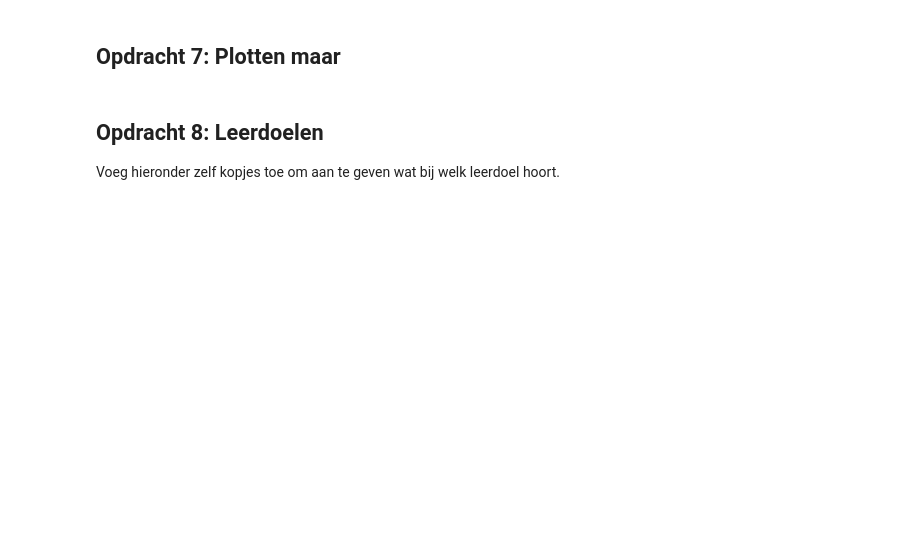
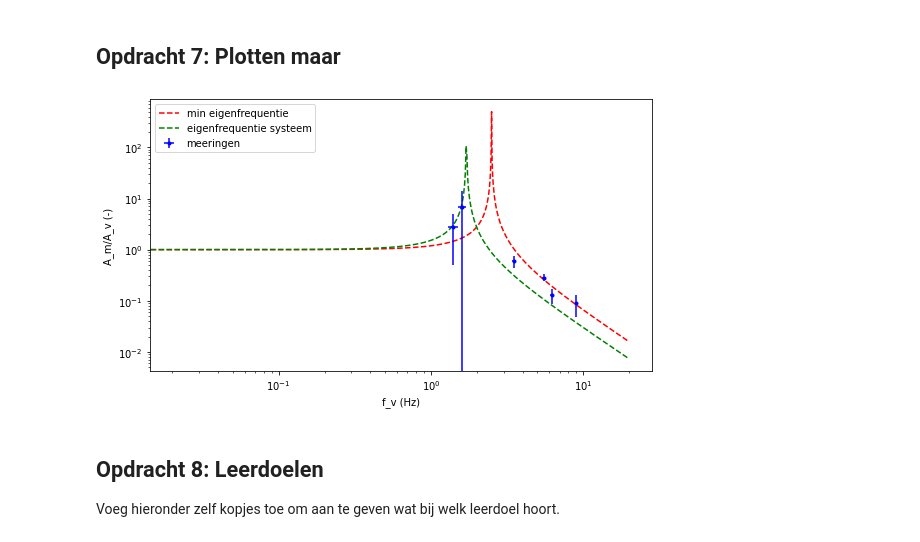
Before and after one commit to oprelo/opdrachten-DEF-D, a Jupyter notebook: FysiekeOntwerpopdrachten/5MaakEenOpstellingTrillingsvrij/Ontwerpopdracht5MaakEenOpstellingTrillingsvrijInvulTemplate.ipynb, the cells around one changed output. Cells and saved outputs as stored; diff of their text form; code cells hidden in the pictures; blank space fills up the shorter version.

```diff
--- a/FysiekeOntwerpopdrachten/5MaakEenOpstellingTrillingsvrij/Ontwerpopdracht5MaakEenOpstellingTrillingsvrijInvulTemplate.ipynb
+++ b/FysiekeOntwerpopdrachten/5MaakEenOpstellingTrillingsvrij/Ontwerpopdracht5MaakEenOpstellingTrillingsvrijInvulTemplate.ipynb
@@ -111,6 +170,30 @@ Als je hier negatief geantwoord hebt, kopieer onder deze cel dan alle cellen van
 ## Opdracht 7: Plotten maar
 # %%
 # Voeg hier je plots in.
+f_meeting = np.array([9.0,6.2,5.5,3.5,1.4,1.6])
+A_v = np.array([4.82,4.69,4.60,1.52,0.26,0.19])
+A_m = np.array([0.43,0.60,1.31,0.90,0.72,1.30])
+
+u_f = 0.1 #Hz
+u_A = 0.2 #m
+
+A_A_meeting = A_m/A_v
+
+u_A_A = A_A_meeting*np.sqrt((u_A/A_v)**2 + (u_A/A_m)**2)
+
+plt.figure(figsize=(9,5))
+plt.xscale('log')
+plt.yscale('log')
+plt.plot(f_v,A_A,'r--', label='min eigenfrequentie')
+plt.plot(f_v,A_A_systeem,'g--', label='eigenfrequentie systeem')
+plt.errorbar(f_meeting,A_A_meeting,u_A_A,u_f,'b.', label='meeringen')
+plt.xlabel('f_v (Hz)')
+plt.ylabel('A_m/A_v (-)')
+plt.legend()
+plt.savefig('A_f_plot.png',dpi=400)
+plt.show()
+# %% [output]
+[figure, added]
 # %% [markdown]
 ## Opdracht 8: Leerdoelen
 Voeg hieronder zelf kopjes toe om aan te geven wat bij welk leerdoel hoort.
```
Also changed, not shown: parts of 10 cells of this notebook, 3 other files.
